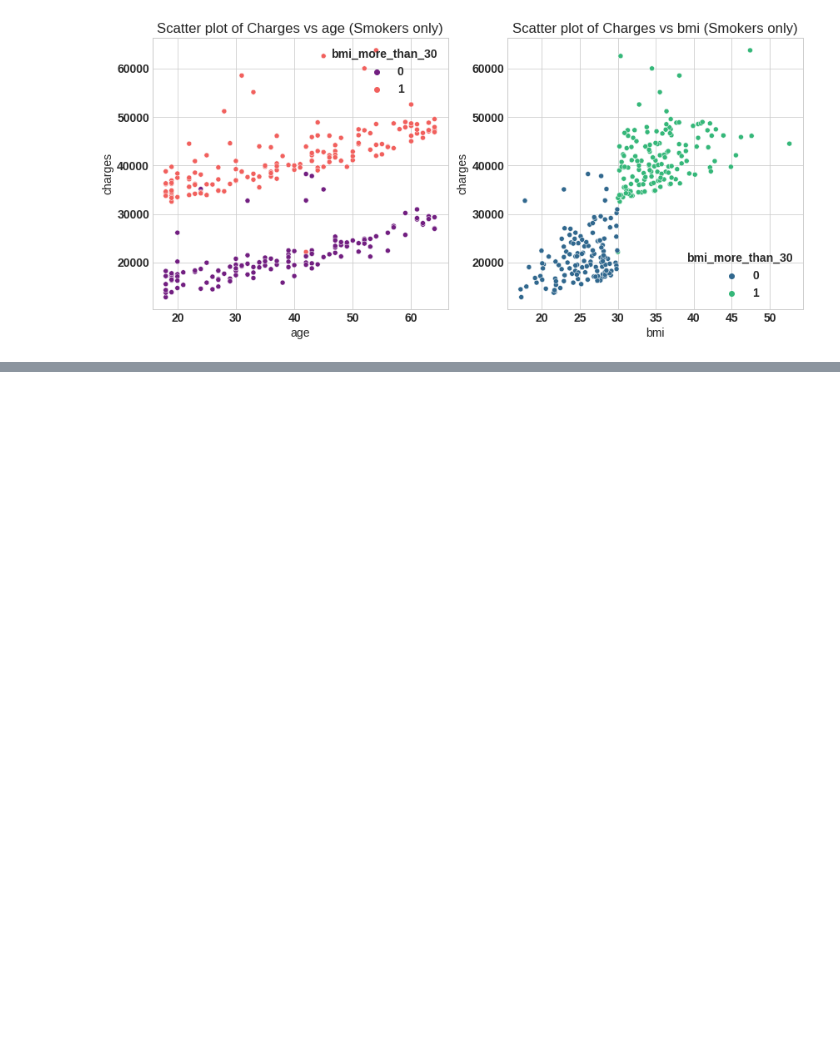
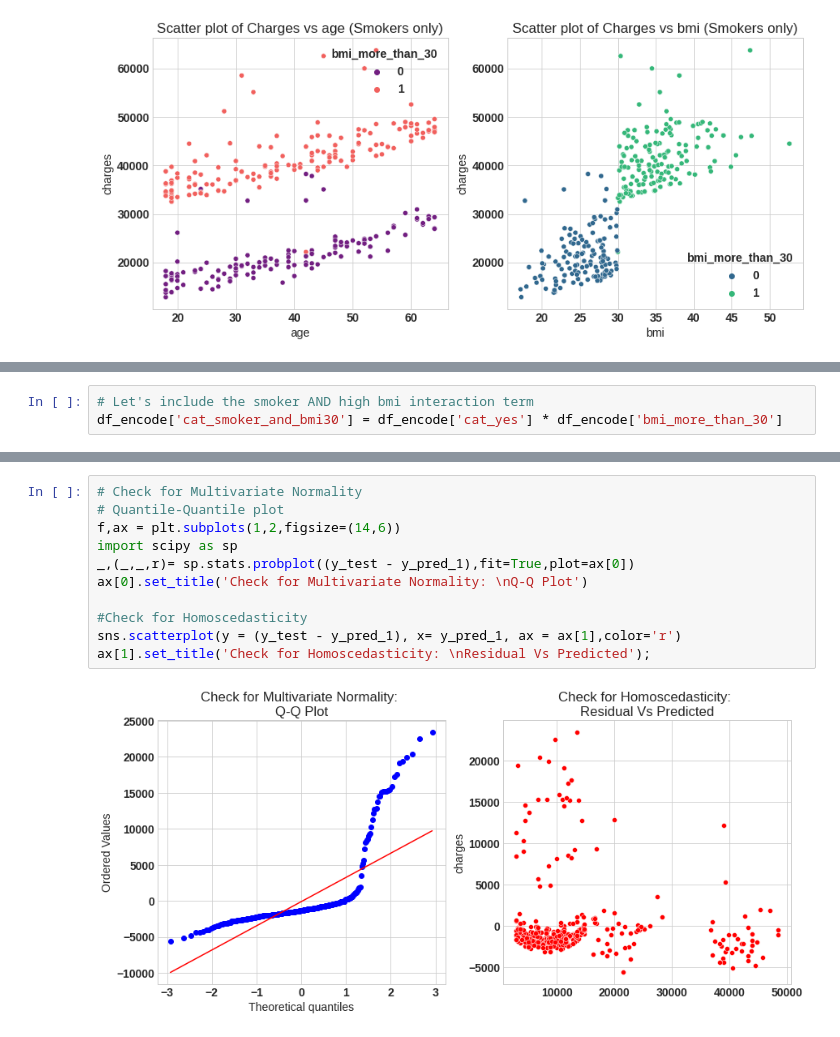
Before and after one commit to jesupb/Data_Science_Toolbox, a Jupyter notebook: 01 - OLS regression/Linear Regression Exploration.ipynb, the cells around one changed output, grey strips where cells are left out. Drawn from its saved outputs; the diff is of its cells as text; blank space fills up the shorter version.

```diff
--- a/01 - OLS regression/Linear Regression Exploration.ipynb
+++ b/01 - OLS regression/Linear Regression Exploration.ipynb
@@ -157,0 +185,3 @@ We're now in a good place to try out our model!
+# %%
+# Let's include the smoker AND high bmi interaction term
+df_encode['cat_smoker_and_bmi30'] = df_encode['cat_yes'] * df_encode['bmi_more_than_30']
@@ -157,0 +244,13 @@ We're now in a good place to try out our model!
+# %%
+# Check for Multivariate Normality
+# Quantile-Quantile plot
+f,ax = plt.subplots(1,2,figsize=(14,6))
+import scipy as sp
+_,(_,_,r)= sp.stats.probplot((y_test - y_pred_1),fit=True,plot=ax[0])
+ax[0].set_title('Check for Multivariate Normality: \nQ-Q Plot')
+
+#Check for Homoscedasticity
+sns.scatterplot(y = (y_test - y_pred_1), x= y_pred_1, ax = ax[1],color='r')
+ax[1].set_title('Check for Homoscedasticity: \nResidual Vs Predicted');
+# %% [output]
+[figure, added]
```
Also changed, not shown: parts of 14 cells of this notebook.
